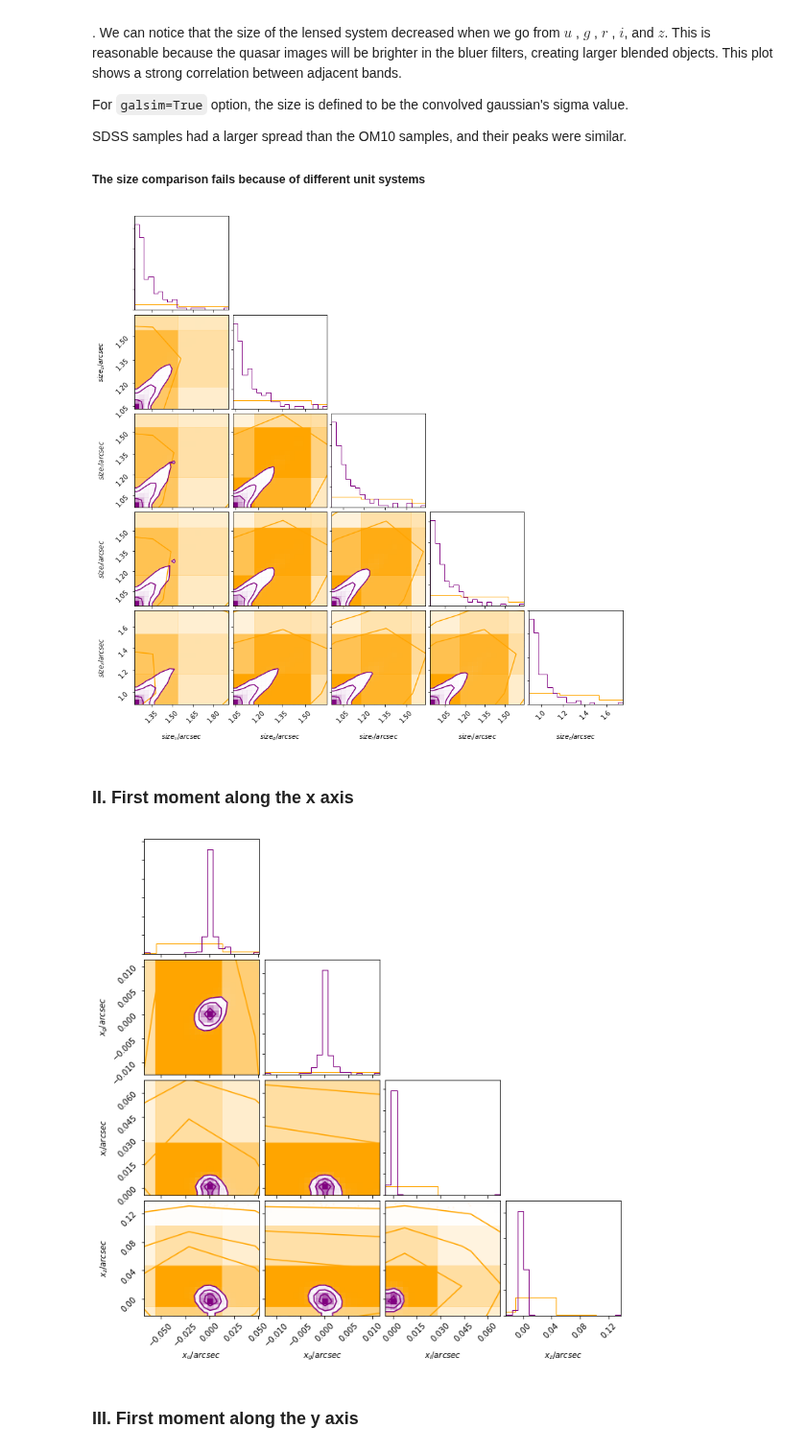
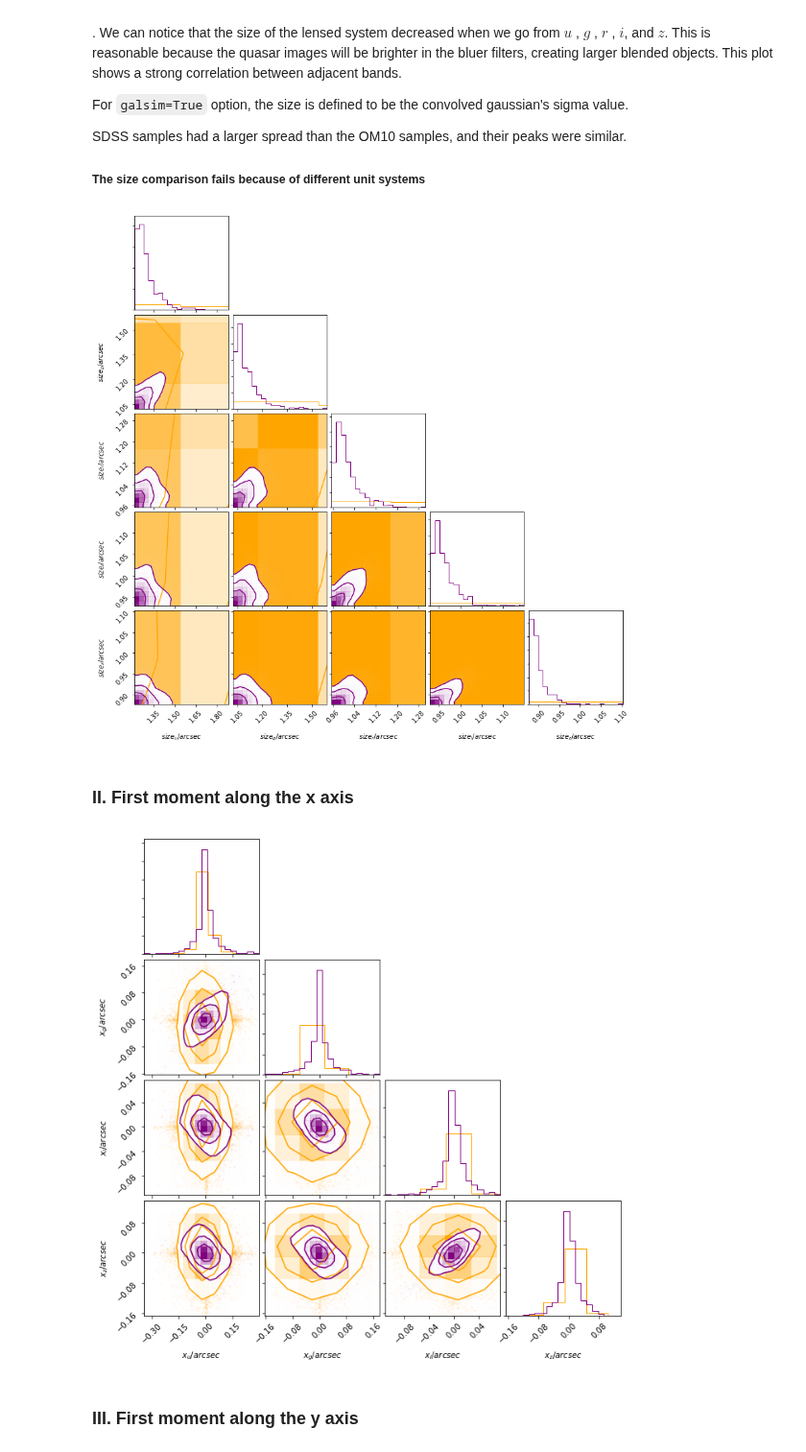
Before and after one commit to jiwoncpark/SLRealizer, a Jupyter notebook: notebooks/SDSSvsOM10.ipynb, the cells around one changed output. Shown at 96% size. Drawn from its saved outputs; the diff is of its cells as text; code cells hidden in the pictures.

Commit message:
notebook making sense - especially cornerplots

```diff
--- a/notebooks/SDSSvsOM10.ipynb
+++ b/notebooks/SDSSvsOM10.ipynb
@@ -50,18 +50,18 @@ SDSS samples had a larger spread than the OM10 samples, and their peaks were sim
 option = ['size']
 # This doesnt work
 fig1 = realizer.generate_cornerplot(object_table_dir='../data/sdss_object.csv', color='orange', normed=True, option=option)
-fig = realizer.generate_cornerplot(object_table_dir='../data/object_catalog_galsim_noise.csv', color='purple', option=option, overlap=fig1, normed=True)
+fig = realizer.generate_cornerplot(object_table_dir='../data/object_catalog_galsim_noise_only_200.csv', color='purple', option=option, overlap=fig1, normed=True)
 # %% [output]
-[figure, old version]
+[figure, new version]
 # %% [markdown]
 ### II. First moment along the x axis
 # %%
 warnings.filterwarnings("ignore")
 option = ['x_position']
 fig1 = realizer.generate_cornerplot(object_table_dir='../data/sdss_object.csv', color='orange', option=option, normed=True)
-fig = realizer.generate_cornerplot(object_table_dir='../data/object_catalog_galsim_noise.csv', color='purple', option=option, overlap=fig1, normed=True)
+fig = realizer.generate_cornerplot(object_table_dir='../data/object_catalog_galsim_noise_only_200.csv', color='purple', option=option, overlap=fig1, normed=True)
 # %% [output]
-[figure, old version]
+[figure, new version]
 # %% [markdown]
 ### III. First moment along the y axis
 # %%
```
Also changed, not shown: parts of 18 cells of this notebook, 1 other file.
